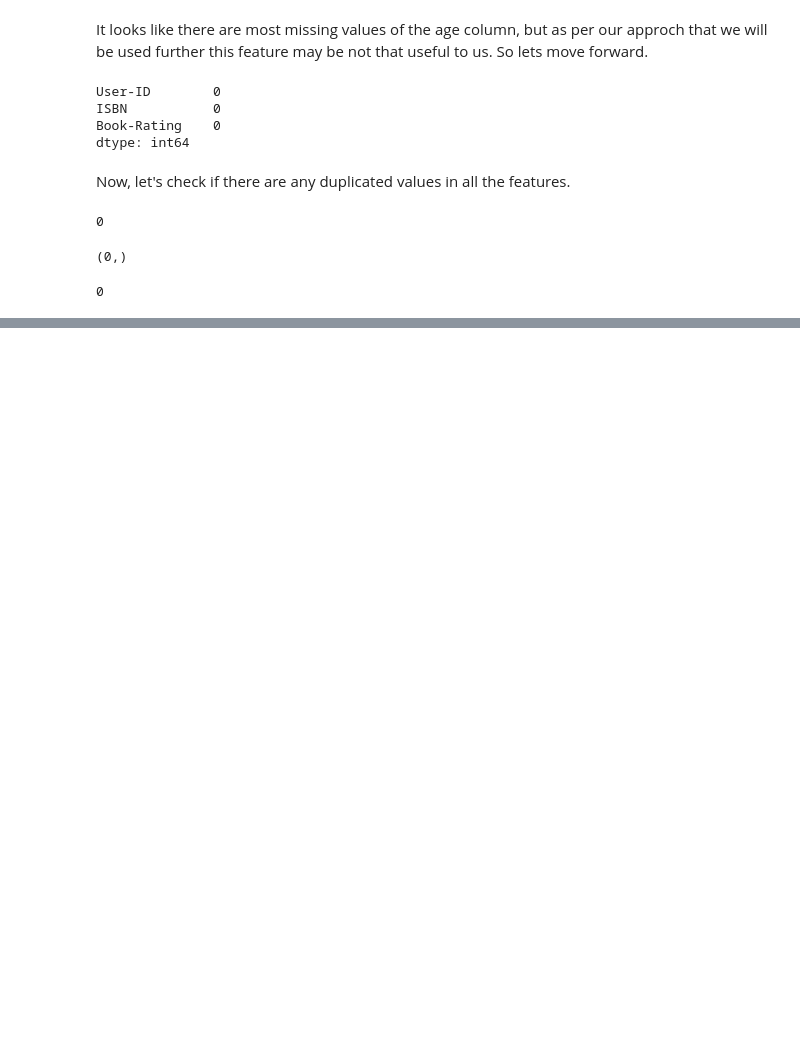
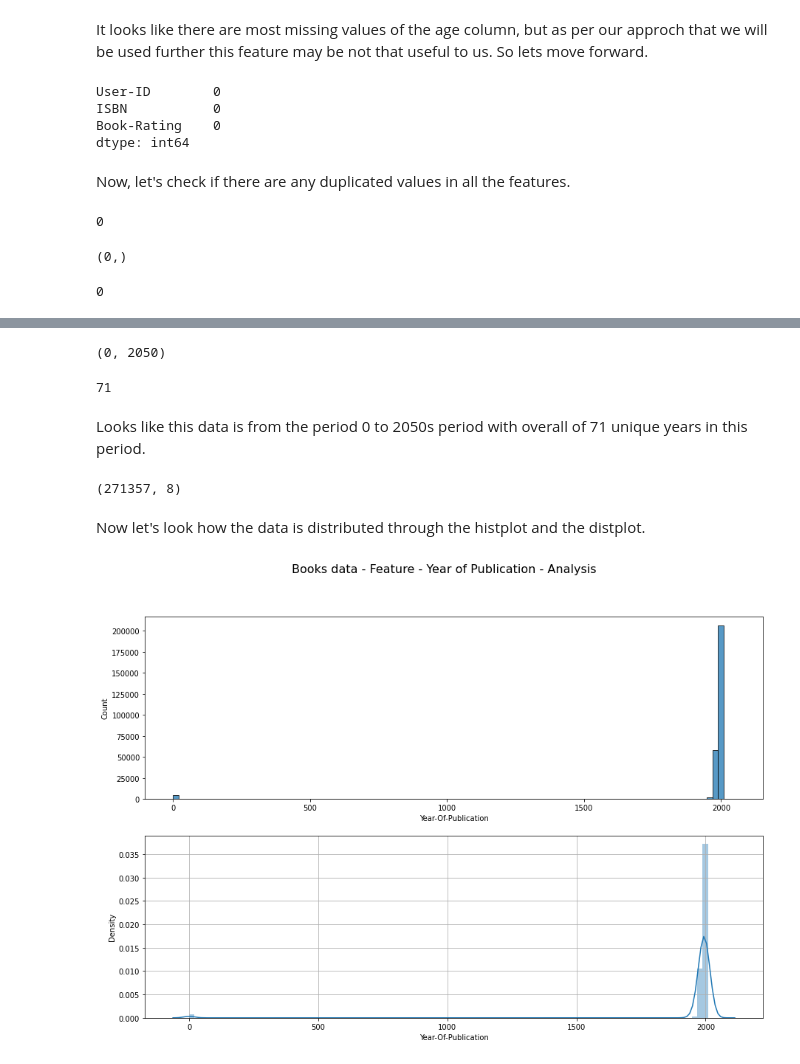
Before and after one commit to kunalburgul/MLDS_Problems, a Jupyter notebook: recommender_system/book_recommender_system.ipynb, the cells around one changed output, grey strips where cells are left out. Drawn from its saved outputs; the diff is of its cells as text; code cells hidden in the pictures; blank space fills up the shorter version.

```diff
--- a/recommender_system/book_recommender_system.ipynb
+++ b/recommender_system/book_recommender_system.ipynb
@@ -119,0 +202,27 @@ ratings.duplicated().sum()
+# %%
+# What are the min and max years of publications
+books['Year-Of-Publication'].min(), books['Year-Of-Publication'].max()
+# %% [output]
+(0, 2050)
+# %%
+books['Year-Of-Publication'].value_counts().nunique()
+# %% [output]
+71
+# %% [markdown]
+Looks like this data is from the period 0 to 2050s period with overall of 71 unique years in this period.
+# %%
+books=books[~books['Year-Of-Publication'].isin(['DK Publishing Inc', 'Gallimard'])]
+books['Year-Of-Publication'] = pd.to_numeric(books['Year-Of-Publication'])
+books.shape
+# %% [output]
+(271357, 8)
+# %% [markdown]
+Now let's look how the data is distributed through the histplot and the distplot.
+# %%
+fig, (ax1, ax2) = plt.subplots(nrows=2, ncols=1, figsize=(15,10))
+sns.histplot(books['Year-Of-Publication'],bins=100, ax=ax1);
+plt.grid(True)
+sns.distplot(books['Year-Of-Publication'],bins=100, ax=ax2);
+fig.suptitle('Books data - Feature - Year of Publication - Analysis', fontsize=16);
+# %% [output]
+[figure, added]
```
Also changed, not shown: parts of 16 cells of this notebook.
